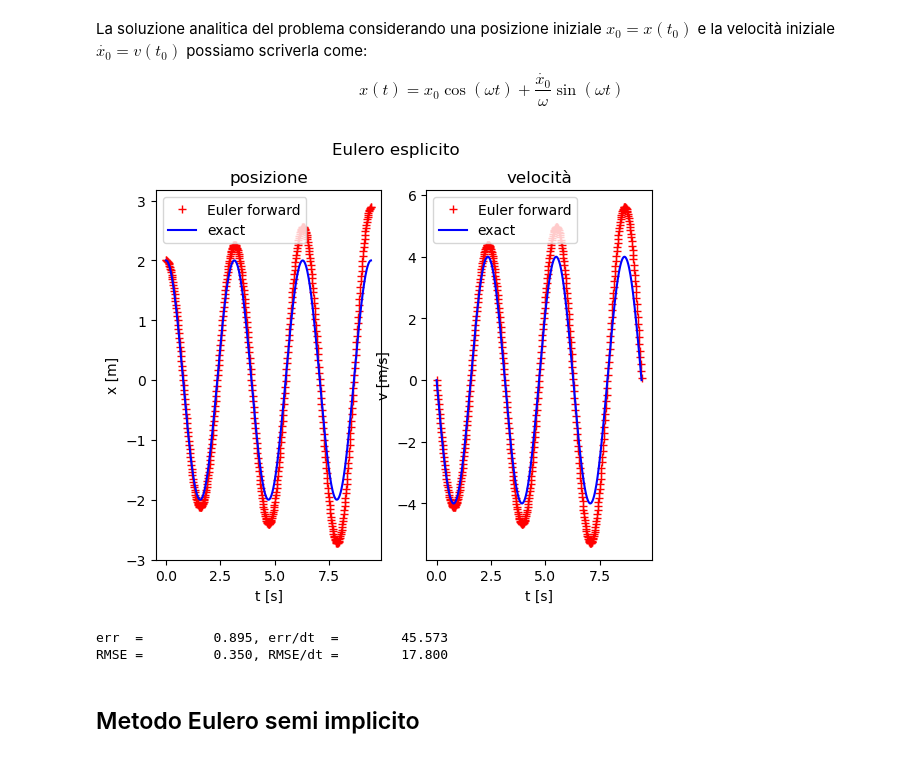
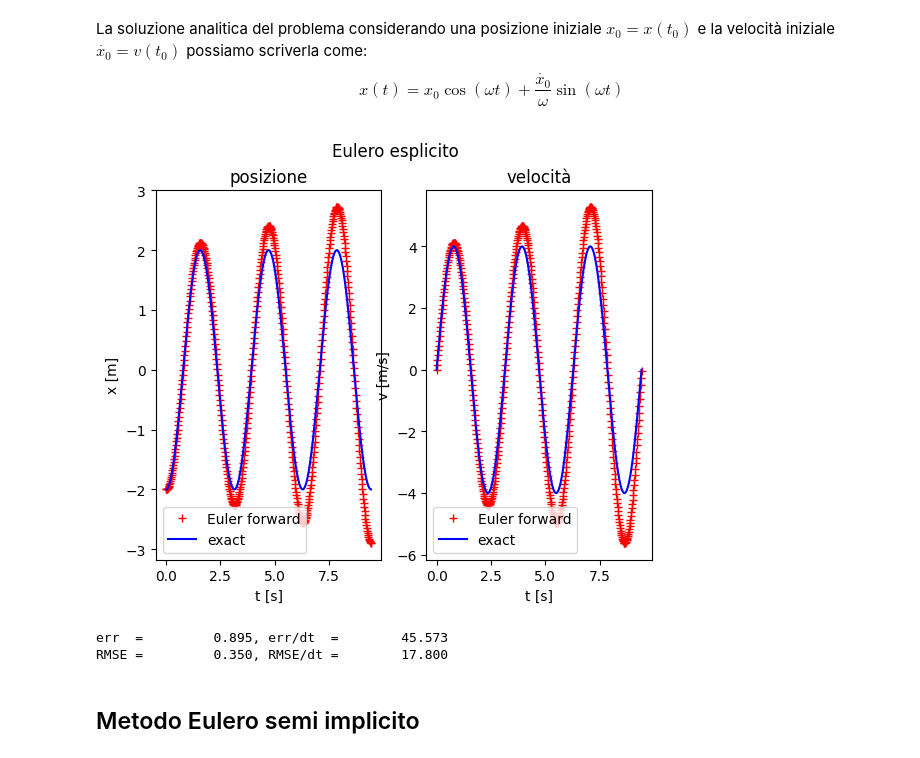
Before and after one commit to AlbertoGirardi/AG_Statica, a Jupyter notebook: doc/lezioni/Lecture3_timeintegration.ipynb, the cells around one changed output. Drawn from its saved outputs; the diff is of its cells as text; code cells hidden in the pictures.

```diff
--- a/doc/lezioni/Lecture3_timeintegration.ipynb
+++ b/doc/lezioni/Lecture3_timeintegration.ipynb
@@ -128,7 +128,7 @@ Costruiamo la soluzione numerica con il metodo di Eulero esplicito.
 import numpy as np
 import matplotlib.pyplot as plt
 
-N = 100 # numero di intervalli di tempo
+N = 10 # numero di intervalli di tempo
 T = 1.5 # perido di integrazione
 dt = T/N
 
@@ -155,4 +155,6 @@ ax.plot(t, u[:,0],'+r',label = 'Euler forward')
 ax.plot(t, usol,'-',label = 'exact')
 ax.legend()
 plt.show()
+
+usol
 # %% [output]
@@ -215,7 +220,7 @@ $$
 import numpy as np
 import matplotlib.pyplot as plt
 
-x0 = 2
+x0 = -2
 v0 = 0
 
 omega = 2
@@ -245,34 +250,34 @@ for i in range(N):
     ai  = -(omega**2)*xi
 
     t[i + 1]   = t[i] + dt
     u[i + 1,1] = vi + ai*dt
     u[i + 1,0] = xi + vi*dt
 
 fig,axs = plt.subplots(1,2)
 fig.suptitle('Eulero esplicito')
 axs[0].plot(t, u[:,0],'+r',label = 'Euler forward')
 axs[0].plot(tsol, xsol,'-b',label = 'exact')
 axs[0].legend()
 axs[0].set_title('posizione')
 axs[0].set_xlabel("t [s]")
 axs[0].set_ylabel("x [m]")
 
 axs[1].plot(t, u[:,1],'+r',label = 'Euler forward')
 axs[1].plot(tsol, vsol,'-b',label = 'exact')
 axs[1].legend()
 axs[1].set_title('velocità')
 axs[1].set_xlabel("t [s]")
 axs[1].set_ylabel("v [m/s]")
 
 plt.show()
 
 
 err    = elinfty(u[:,0] ,xsol)
 RMSerr = RMSE(u[:,0] ,xsol)
 print("err  ={0:14.3f}, err/dt  ={1:14.3f}".format(err,err/dt))
 print("RMSE ={0:14.3f}, RMSE/dt ={1:14.3f}".format(RMSerr,RMSerr/dt))
 # %% [output]
-[figure, old version]
+[figure, new version]
 err  =         0.895, err/dt  =        45.573
 RMSE =         0.350, RMSE/dt =        17.800
 # %% [markdown]
```
Also changed, not shown: parts of 4 cells of this notebook, 4 other files.
